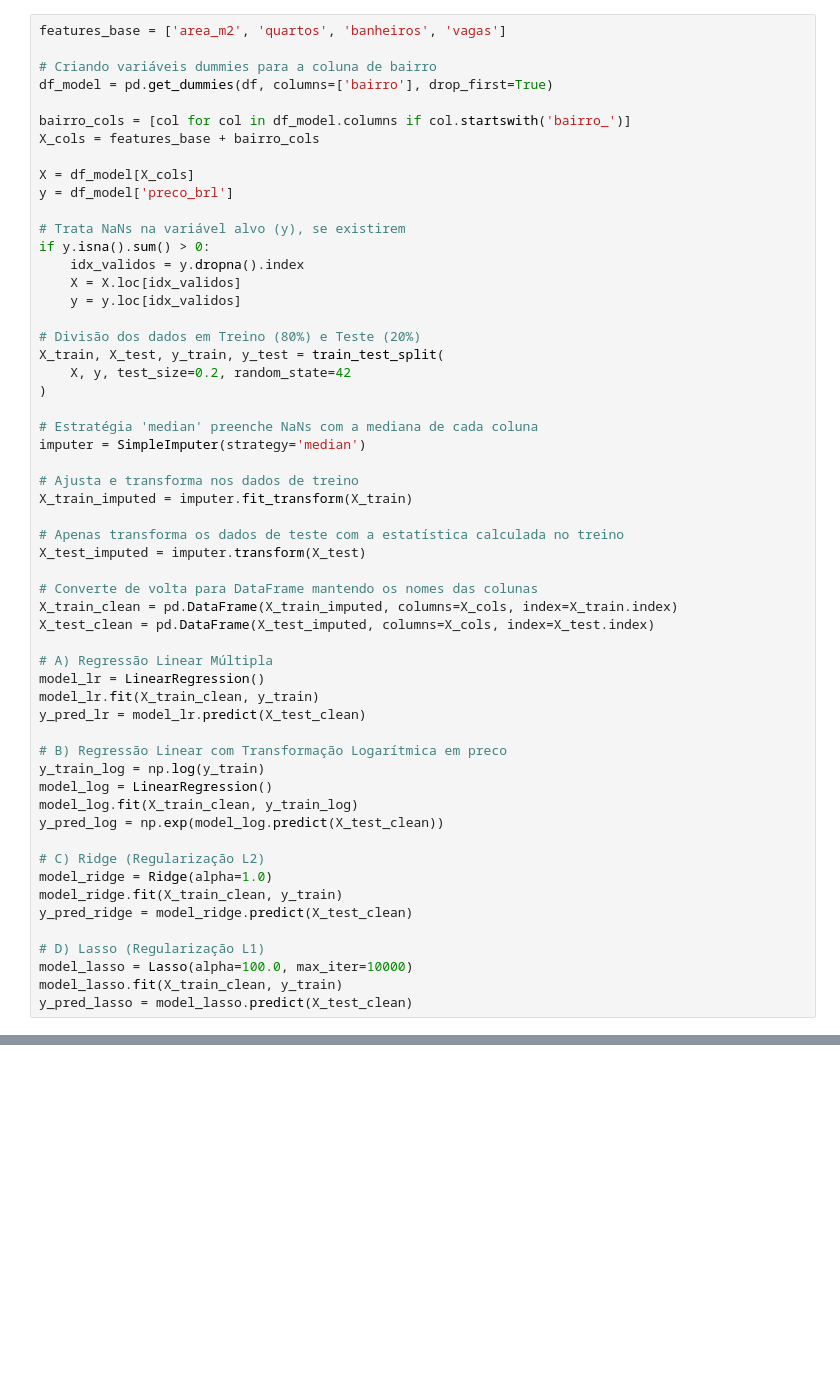
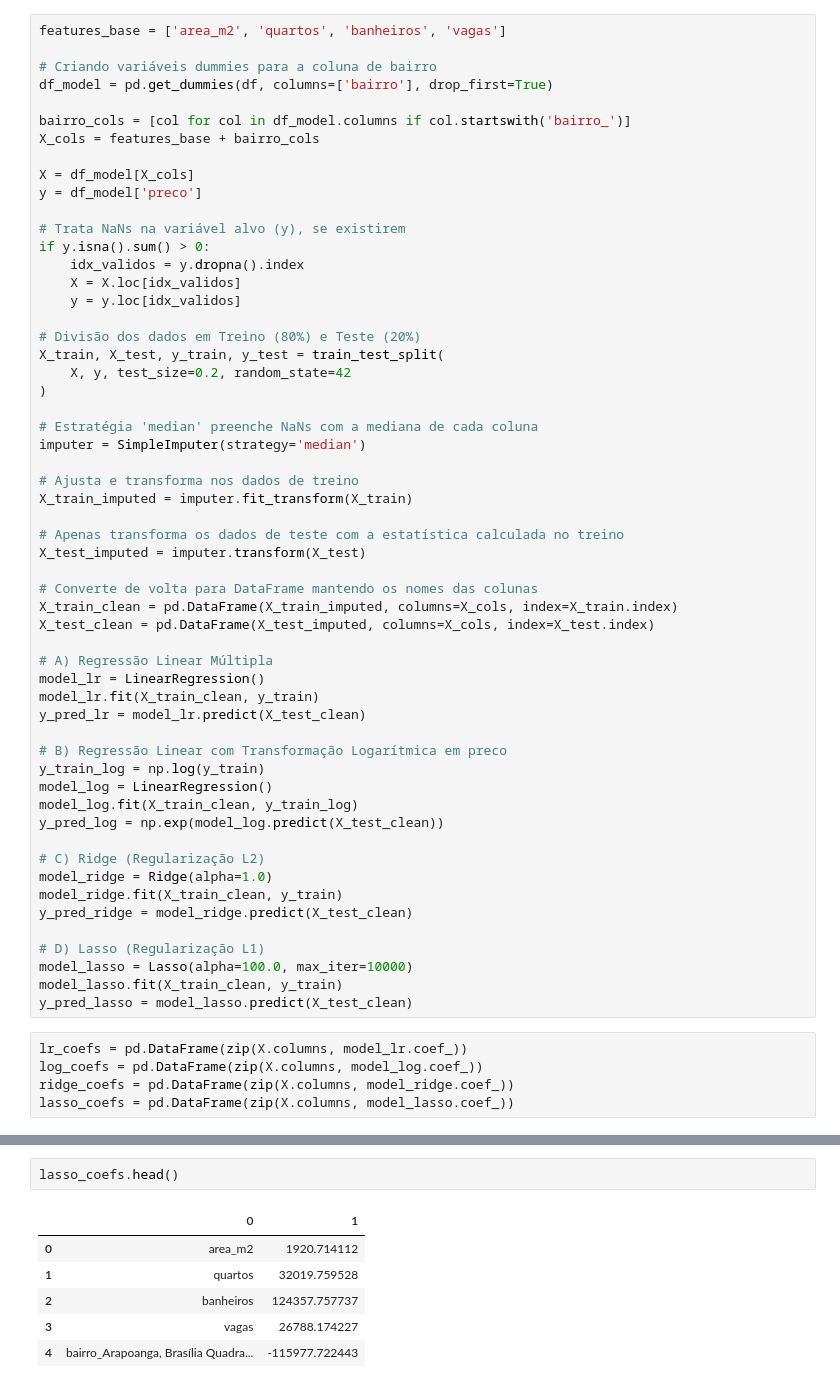
Before and after one commit to Killjoybr/av01-ciencia-dados, a Jupyter notebook: av01.ipynb, the cells around one changed output, grey strips where cells are left out. Drawn from its saved outputs; the diff is of its cells as text; blank space fills up the shorter version.

Commit message:
add coefs

```diff
--- a/av01.ipynb
+++ b/av01.ipynb
@@ -110,7 +96,7 @@ bairro_cols = [col for col in df_model.columns if col.startswith('bairro_')]
 X_cols = features_base + bairro_cols
 
 X = df_model[X_cols]
-y = df_model['preco_brl']
+y = df_model['preco']
 
 # Trata NaNs na variável alvo (y), se existirem
 if y.isna().sum() > 0:
@@ -156,6 +142,11 @@ y_pred_ridge = model_ridge.predict(X_test_clean)
 model_lasso = Lasso(alpha=100.0, max_iter=10000)
 model_lasso.fit(X_train_clean, y_train)
 y_pred_lasso = model_lasso.predict(X_test_clean)
+# %%
+lr_coefs = pd.DataFrame(zip(X.columns, model_lr.coef_))
+log_coefs = pd.DataFrame(zip(X.columns, model_log.coef_))
+ridge_coefs = pd.DataFrame(zip(X.columns, model_ridge.coef_))
+lasso_coefs = pd.DataFrame(zip(X.columns, model_lasso.coef_))
 # %%
 def calcular_metricas(y_true, y_pred, nome_modelo):
     r2 = r2_score(y_true, y_pred)
@@ -187,0 +179,9 @@ Regressão Linear Múltipla  0.0478 R$ 295,818.65 R$ 489,003.82
+# %%
+lasso_coefs.head()
+# %% [output]
+|  | 0 | 1 |
+| 0 | area_m2 | 1920.714112 |
+| 1 | quartos | 32019.759528 |
+| 2 | banheiros | 124357.757737 |
+| 3 | vagas | 26788.174227 |
+| 4 | bairro_Arapoanga, Brasília Quadra... | -115977.722443 |
```
Also changed, not shown: parts of 6 cells of this notebook.
